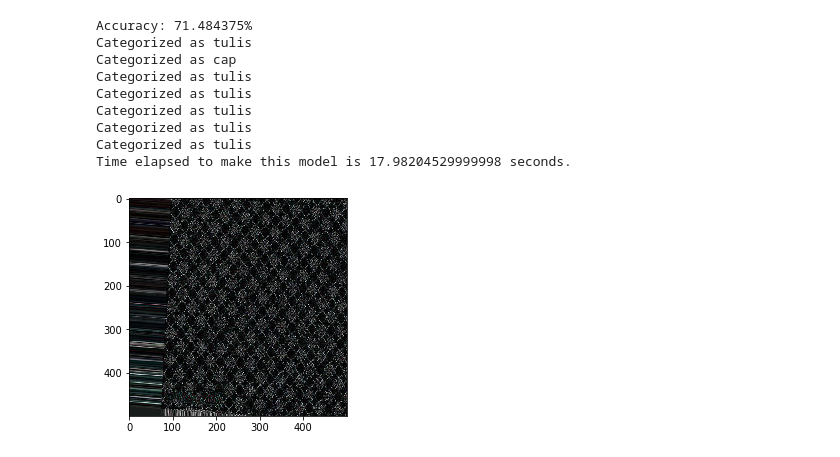
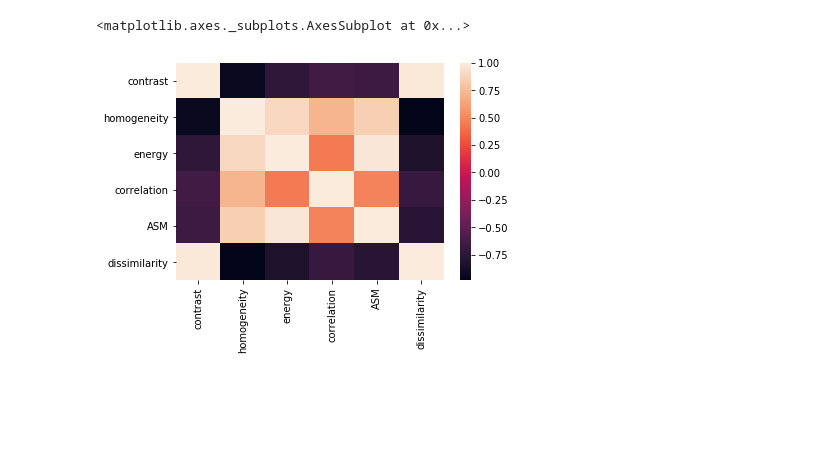
Before and after one commit to alien087/Batik-Classifier, a Jupyter notebook: GLCM_KNN.ipynb, the cells around one changed output. Cells and saved outputs as stored; diff of their text form; code cells hidden in the pictures; blank space fills up the shorter version.

```diff
--- a/GLCM_KNN.ipynb
+++ b/GLCM_KNN.ipynb
@@ -100,13 +102,16 @@ def get_img_matrix(img_colors):
     img_matrix = []
     loop_count = 0
 
-    for row in range(8):
-        new_img_matrix_row = []
-        for col in range(8):
-            new_img_matrix_row.append(img_colors[loop_count])
+    loop_count = 0
+    img_square_dimension = int(math.sqrt(len(img_colors)))
+
+    for row in range(img_square_dimension):
+        temp_row = []
+        for col in range(img_square_dimension):
+            temp_row.append(img_colors[loop_count])
 
             loop_count += 1
-        img_matrix.append(new_img_matrix_row)
+        img_matrix.append(temp_row)
 
     return img_matrix
 
@@ -142,7 +147,7 @@ def euclidian_distance(img_validate, img_model):
         distance += (img_validate[i] - img_model[i])**2
     return sqrt(distance)
 
-def knn(img, sampling_count):
+def knn(img, sampling_count, neighbor):
     min_distance = []
     class_min_distance = []
     k = 0
@@ -152,7 +157,7 @@ def knn(img, sampling_count):
         for img_train in model[name_class]:
             distance = euclidian_distance(img_validate, img_train)
 
-            if(k<9):
+            if(k<neighbor):
                 min_distance.append(distance)
                 class_min_distance.append(name_class)
                 k+=1
@@ -180,7 +185,7 @@ def validate(sampling_count):
         validate_img_paths = glob.glob(validation_folder_path + class_name + '/' +img_type)
         for validate_img_path in validate_img_paths:
             img_validate = load_img(validate_img_path)
-            predict_class = knn(img_validate, sampling_count)
+            predict_class = knn(img_validate, sampling_count, neighbor)
             class_image = class_name
             if(predict_class == class_image):
                 right+=1
@@ -194,7 +199,7 @@ def testing(sampling_count):
     testing_img_paths = glob.glob(test_folder_path + '/' + img_type)
     for testing_img_path in testing_img_paths:
         imgs = load_img(testing_img_path)
-        predict_class = knn(imgs, sampling_count)
+        predict_class = knn(imgs, sampling_count, neighbor)
         print("Categorized as " + predict_class)
         plt.imshow(Image.open(testing_img_path))
 
@@ -232,16 +237,13 @@ validate(sampling_count)
 testing(sampling_count)
 
 
+
+
 time_modelling_stop = timeit.default_timer()
 print('Time elapsed to make this model is ' + str(time_modelling_stop - time_modelling_start) + ' seconds.')
-# %% [output]
-Accuracy: 71.484375%
-Categorized as tulis
-Categorized as cap
-Categorized as tulis
-Categorized as tulis
-Categorized as tulis
-Categorized as tulis
-Categorized as tulis
-Time elapsed to make this model is 17.98204529999998 seconds.
-[figure, removed]
+# %%
+df = pd.DataFrame(model["cap"], columns=['contrast', 'homogeneity', 'energy', 'correlation', 'ASM', 'dissimilarity'])
+sns.heatmap(df.corr())
+# %% [output]
+<matplotlib.axes._subplots.AxesSubplot at 0x...>
+[figure, added]
```
Also changed, not shown: parts of 3 cells of this notebook, 5 other files.
